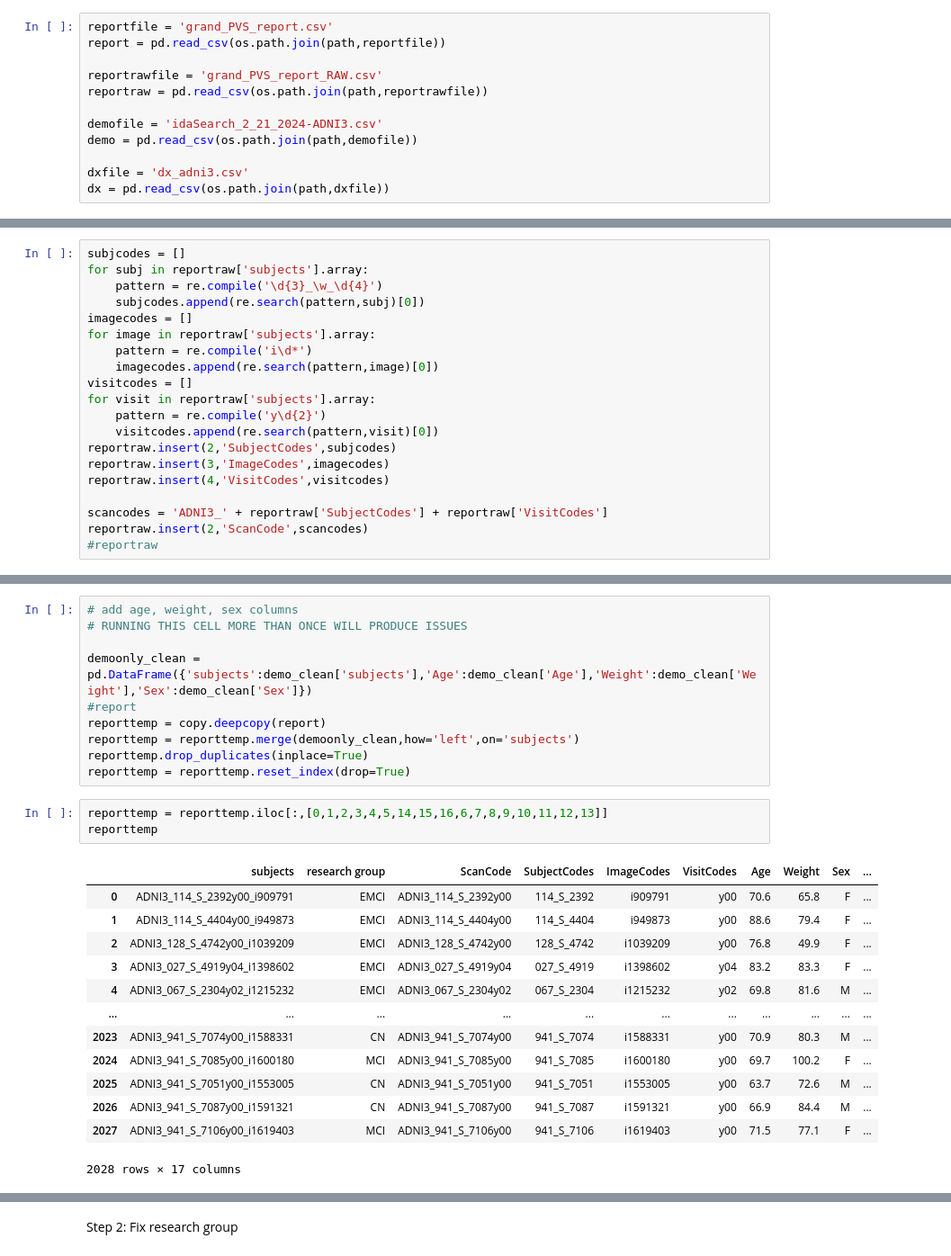
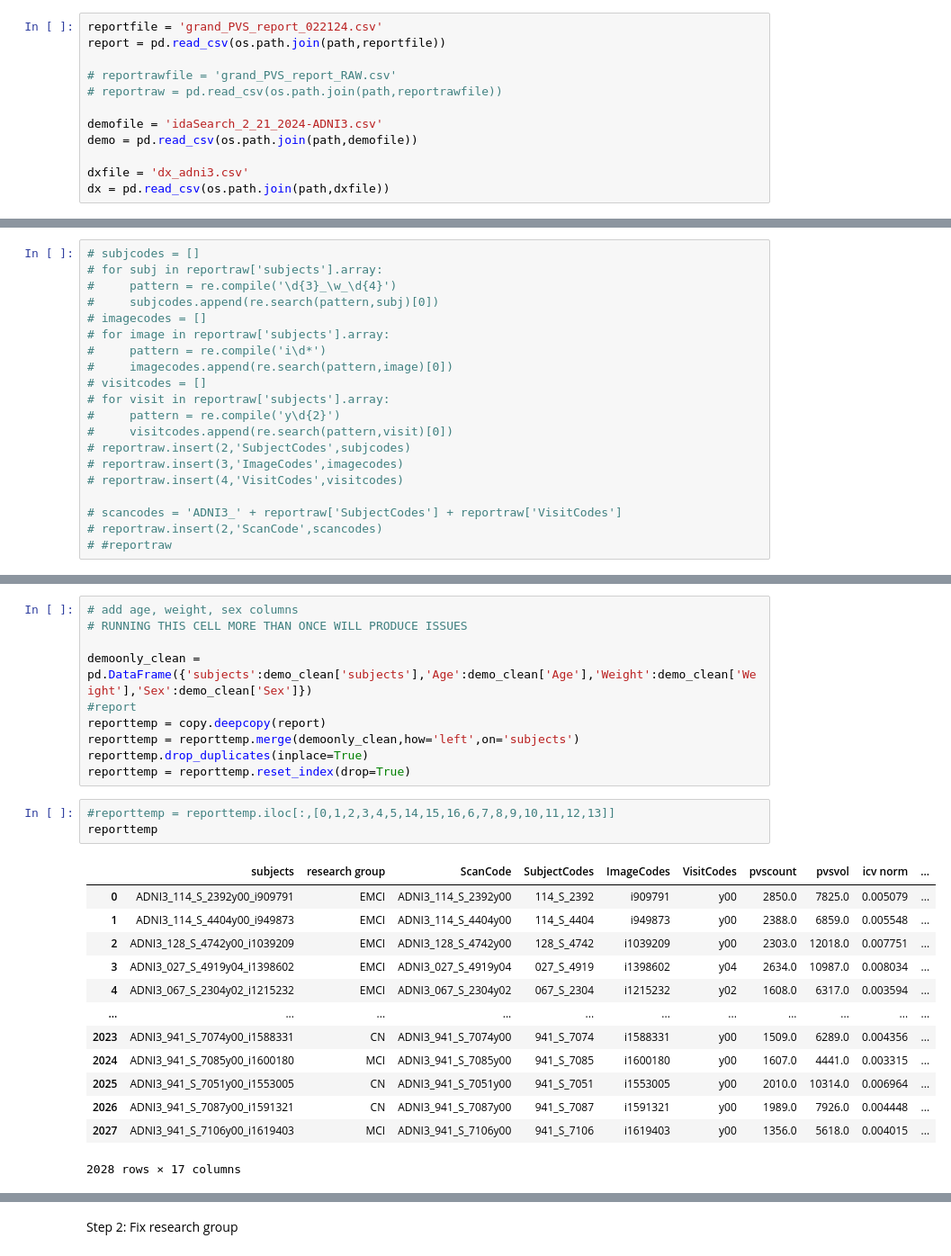
Before and after one commit to cind/pijp-frangi, a Jupyter notebook: pijp_frangi/stat_analysis.ipynb, the cells around one changed output, grey strips where cells are left out. Shown at 90% size. Cells and saved outputs as stored; diff of their text form.

```diff
--- a/pijp_frangi/stat_analysis.ipynb
+++ b/pijp_frangi/stat_analysis.ipynb
@@ -15,11 +15,11 @@ import re
 # %%
 path = '/Users/nanatang/VAserversim/m/Researchers/SerenaT/fromjapan_fullruns/'
 # %%
-reportfile = 'grand_PVS_report.csv'
+reportfile = 'grand_PVS_report_022124.csv'
 report = pd.read_csv(os.path.join(path,reportfile))
 
-reportrawfile = 'grand_PVS_report_RAW.csv'
-reportraw = pd.read_csv(os.path.join(path,reportrawfile))
+# reportrawfile = 'grand_PVS_report_RAW.csv'
+# reportraw = pd.read_csv(os.path.join(path,reportrawfile))
 
 demofile = 'idaSearch_2_21_2024-ADNI3.csv'
 demo = pd.read_csv(os.path.join(path,demofile))
@@ -57,25 +57,25 @@ dx_clean
 | 1358 | 941_S_7106 | MCI |
 1353 rows × 2 columns
 # %%
-subjcodes = []
-for subj in reportraw['subjects'].array:
-    pattern = re.compile('\d{3}_\w_\d{4}')
-    subjcodes.append(re.search(pattern,subj)[0])
-imagecodes = []
-for image in reportraw['subjects'].array:
-    pattern = re.compile('i\d*')
-    imagecodes.append(re.search(pattern,image)[0])
-visitcodes = []
-for visit in reportraw['subjects'].array:
-    pattern = re.compile('y\d{2}')
-    visitcodes.append(re.search(pattern,visit)[0])
-reportraw.insert(2,'SubjectCodes',subjcodes)
-reportraw.insert(3,'ImageCodes',imagecodes)
-reportraw.insert(4,'VisitCodes',visitcodes)
+# subjcodes = []
+# for subj in reportraw['subjects'].array:
+#     pattern = re.compile('\d{3}_\w_\d{4}')
+#     subjcodes.append(re.search(pattern,subj)[0])
+# imagecodes = []
+# for image in reportraw['subjects'].array:
+#     pattern = re.compile('i\d*')
+#     imagecodes.append(re.search(pattern,image)[0])
+# visitcodes = []
+# for visit in reportraw['subjects'].array:
+#     pattern = re.compile('y\d{2}')
+#     visitcodes.append(re.search(pattern,visit)[0])
+# reportraw.insert(2,'SubjectCodes',subjcodes)
+# reportraw.insert(3,'ImageCodes',imagecodes)
+# reportraw.insert(4,'VisitCodes',visitcodes)
 
-scancodes = 'ADNI3_' + reportraw['SubjectCodes'] + reportraw['VisitCodes']
-reportraw.insert(2,'ScanCode',scancodes)
-#reportraw
+# scancodes = 'ADNI3_' + reportraw['SubjectCodes'] + reportraw['VisitCodes']
+# reportraw.insert(2,'ScanCode',scancodes)
+# #reportraw
 # %%
 subjcodes = []
 for subj in report['subjects'].array:
@@ -136,21 +136,21 @@ reporttemp = reporttemp.merge(demoonly_clean,how='left',on='subjects')
 reporttemp.drop_duplicates(inplace=True)
 reporttemp = reporttemp.reset_index(drop=True)
 # %%
-reporttemp = reporttemp.iloc[:,[0,1,2,3,4,5,14,15,16,6,7,8,9,10,11,12,13]]
+#reporttemp = reporttemp.iloc[:,[0,1,2,3,4,5,14,15,16,6,7,8,9,10,11,12,13]]
 reporttemp
 # %% [output]
-|  | subjects | research group | ScanCode | SubjectCodes | ImageCodes | VisitCodes | Age | Weight | Sex | ... |
-| 0 | ADNI3_114_S_2392y00_i909791 | EMCI | ADNI3_114_S_2392y00 | 114_S_2392 | i909791 | y00 | 70.6 | 65.8 | F | ... |
-| 1 | ADNI3_114_S_4404y00_i949873 | EMCI | ADNI3_114_S_4404y00 | 114_S_4404 | i949873 | y00 | 88.6 | 79.4 | F | ... |
-| 2 | ADNI3_128_S_4742y00_i1039209 | EMCI | ADNI3_128_S_4742y00 | 128_S_4742 | i1039209 | y00 | 76.8 | 49.9 | F | ... |
-| 3 | ADNI3_027_S_4919y04_i1398602 | EMCI | ADNI3_027_S_4919y04 | 027_S_4919 | i1398602 | y04 | 83.2 | 83.3 | F | ... |
-| 4 | ADNI3_067_S_2304y02_i1215232 | EMCI | ADNI3_067_S_2304y02 | 067_S_2304 | i1215232 | y02 | 69.8 | 81.6 | M | ... |
+|  | subjects | research group | ScanCode | SubjectCodes | ImageCodes | VisitCodes | pvscount | pvsvol | icv norm | ... |
+| 0 | ADNI3_114_S_2392y00_i909791 | EMCI | ADNI3_114_S_2392y00 | 114_S_2392 | i909791 | y00 | 2850.0 | 7825.0 | 0.005079 | ... |
+| 1 | ADNI3_114_S_4404y00_i949873 | EMCI | ADNI3_114_S_4404y00 | 114_S_4404 | i949873 | y00 | 2388.0 | 6859.0 | 0.005548 | ... |
+| 2 | ADNI3_128_S_4742y00_i1039209 | EMCI | ADNI3_128_S_4742y00 | 128_S_4742 | i1039209 | y00 | 2303.0 | 12018.0 | 0.007751 | ... |
+| 3 | ADNI3_027_S_4919y04_i1398602 | EMCI | ADNI3_027_S_4919y04 | 027_S_4919 | i1398602 | y04 | 2634.0 | 10987.0 | 0.008034 | ... |
+| 4 | ADNI3_067_S_2304y02_i1215232 | EMCI | ADNI3_067_S_2304y02 | 067_S_2304 | i1215232 | y02 | 1608.0 | 6317.0 | 0.003594 | ... |
 | ... | ... | ... | ... | ... | ... | ... | ... | ... | ... | ... |
-| 2023 | ADNI3_941_S_7074y00_i1588331 | CN | ADNI3_941_S_7074y00 | 941_S_7074 | i1588331 | y00 | 70.9 | 80.3 | M | ... |
-| 2024 | ADNI3_941_S_7085y00_i1600180 | MCI | ADNI3_941_S_7085y00 | 941_S_7085 | i1600180 | y00 | 69.7 | 100.2 | F | ... |
-| 2025 | ADNI3_941_S_7051y00_i1553005 | CN | ADNI3_941_S_7051y00 | 941_S_7051 | i1553005 | y00 | 63.7 | 72.6 | M | ... |
-| 2026 | ADNI3_941_S_7087y00_i1591321 | CN | ADNI3_941_S_7087y00 | 941_S_7087 | i1591321 | y00 | 66.9 | 84.4 | M | ... |
-| 2027 | ADNI3_941_S_7106y00_i1619403 | MCI | ADNI3_941_S_7106y00 | 941_S_7106 | i1619403 | y00 | 71.5 | 77.1 | F | ... |
+| 2023 | ADNI3_941_S_7074y00_i1588331 | CN | ADNI3_941_S_7074y00 | 941_S_7074 | i1588331 | y00 | 1509.0 | 6289.0 | 0.004356 | ... |
+| 2024 | ADNI3_941_S_7085y00_i1600180 | MCI | ADNI3_941_S_7085y00 | 941_S_7085 | i1600180 | y00 | 1607.0 | 4441.0 | 0.003315 | ... |
+| 2025 | ADNI3_941_S_7051y00_i1553005 | CN | ADNI3_941_S_7051y00 | 941_S_7051 | i1553005 | y00 | 2010.0 | 10314.0 | 0.006964 | ... |
+| 2026 | ADNI3_941_S_7087y00_i1591321 | CN | ADNI3_941_S_7087y00 | 941_S_7087 | i1591321 | y00 | 1989.0 | 7926.0 | 0.004448 | ... |
+| 2027 | ADNI3_941_S_7106y00_i1619403 | MCI | ADNI3_941_S_7106y00 | 941_S_7106 | i1619403 | y00 | 1356.0 | 5618.0 | 0.004015 | ... |
 2028 rows × 17 columns
 # %%
 # fix the NaN values
```
Also changed, not shown: parts of 10 cells of this notebook, 2 other files.
